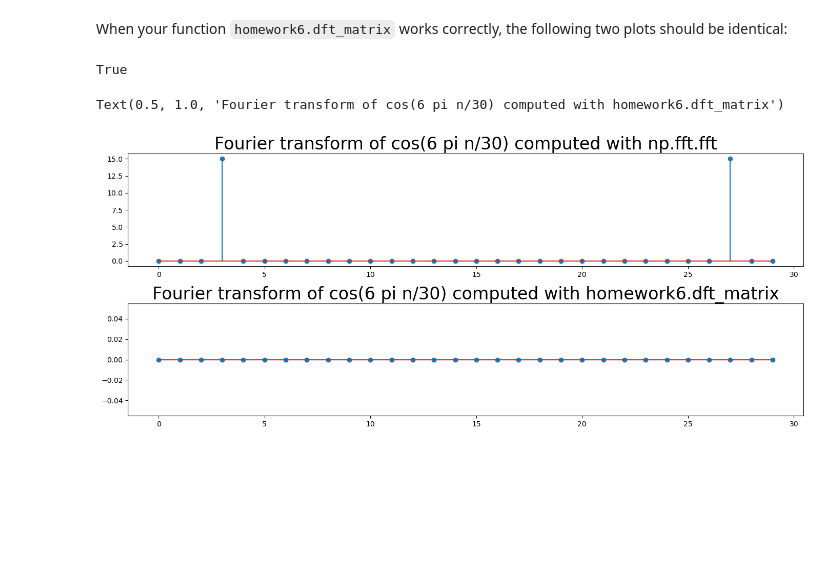
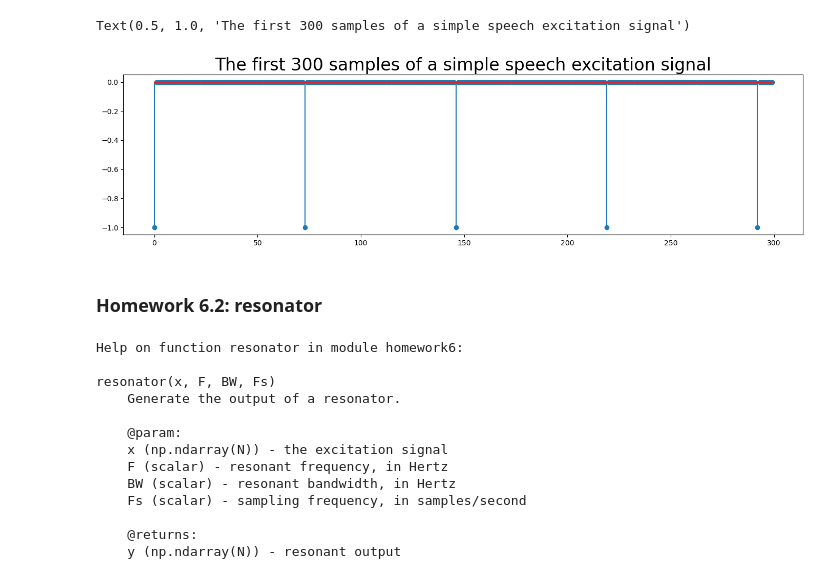
Before and after one commit to jhasegaw/intro_speech_understanding, a Jupyter notebook: 2023_spring/06_06/lec07_notebook.ipynb, the cells around one changed output. Cells and saved outputs as stored; diff of their text form; code cells hidden in the pictures; blank space fills up the shorter version.

```diff
--- a/2023_spring/06_06/lec07_notebook.ipynb
+++ b/2023_spring/06_06/lec07_notebook.ipynb
@@ -439,20 +296,30 @@ Text(0.5, 1.0, 'cos(6 pi n/30)')
-# %% [markdown]
-When your function `homework6.dft_matrix` works correctly, the following two plots should be identical:
-# %%
-import homework6, importlib
-importlib.reload(homework6)
-W = homework6.dft_matrix(N)
-print(W.dtype == complex)
-
-fig = plt.figure(figsize=(14,6),layout='tight')
-subfig = fig.subplots(2,1)
-
-subfig[0].stem(np.abs(np.fft.fft(x)))
-subfig[0].set_title('Fourier transform of cos(6 pi n/30) computed with np.fft.fft',fontsize=24)
-
-subfig[1].stem(np.abs(W@x))
-subfig[1].set_title('Fourier transform of cos(6 pi n/30) computed with homework6.dft_matrix',fontsize=24)
-# %% [output]
-True
-Text(0.5, 1.0, 'Fourier transform of cos(6 pi n/30) computed with homework6.dft_matrix')
-[figure, removed]
+# %%
+importlib.reload(homework6)
+excitation = homework6.voiced_excitation(8000, 110, 8000)
+
+fig=plt.figure(figsize=(14,4),layout='tight')
+subfig=fig.subplots(1,1)
+subfig.stem(excitation[:300])  # Plot just the first 300 samples
+subfig.set_title('The first 300 samples of a simple speech excitation signal',fontsize=24)
+# %% [output]
+Text(0.5, 1.0, 'The first 300 samples of a simple speech excitation signal')
+[figure, added]
+# %% [markdown]
+### Homework 6.2: resonator
+# %%
+importlib.reload(homework6)
+help(homework6.resonator)
+# %% [output]
+Help on function resonator in module homework6:
+
+resonator(x, F, BW, Fs)
+    Generate the output of a resonator.
+
+    @param:
+    x (np.ndarray(N)) - the excitation signal
+    F (scalar) - resonant frequency, in Hertz
+    BW (scalar) - resonant bandwidth, in Hertz
+    Fs (scalar) - sampling frequency, in samples/second
+
+    @returns:
+    y (np.ndarray(N)) - resonant output
```
Also changed, not shown: parts of 92 cells of this notebook, 35 other files.
